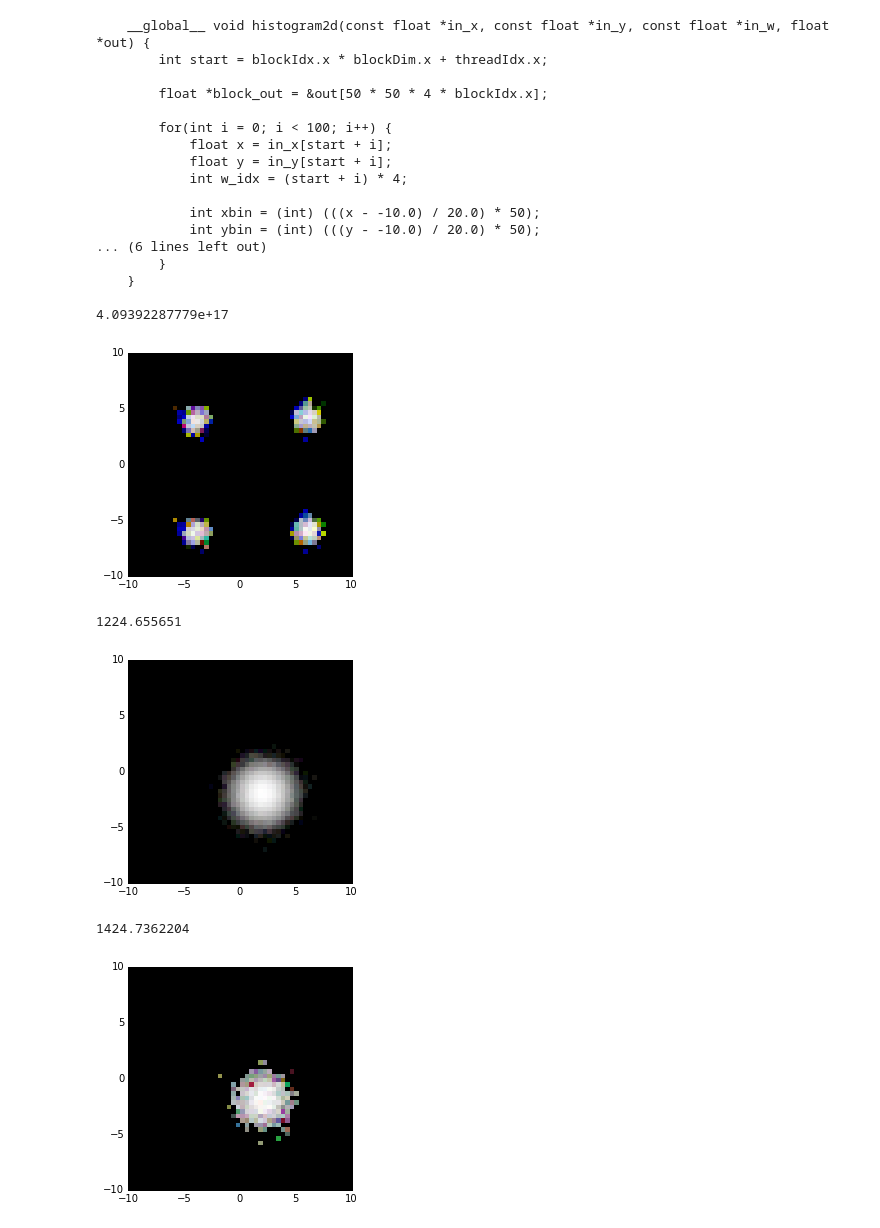
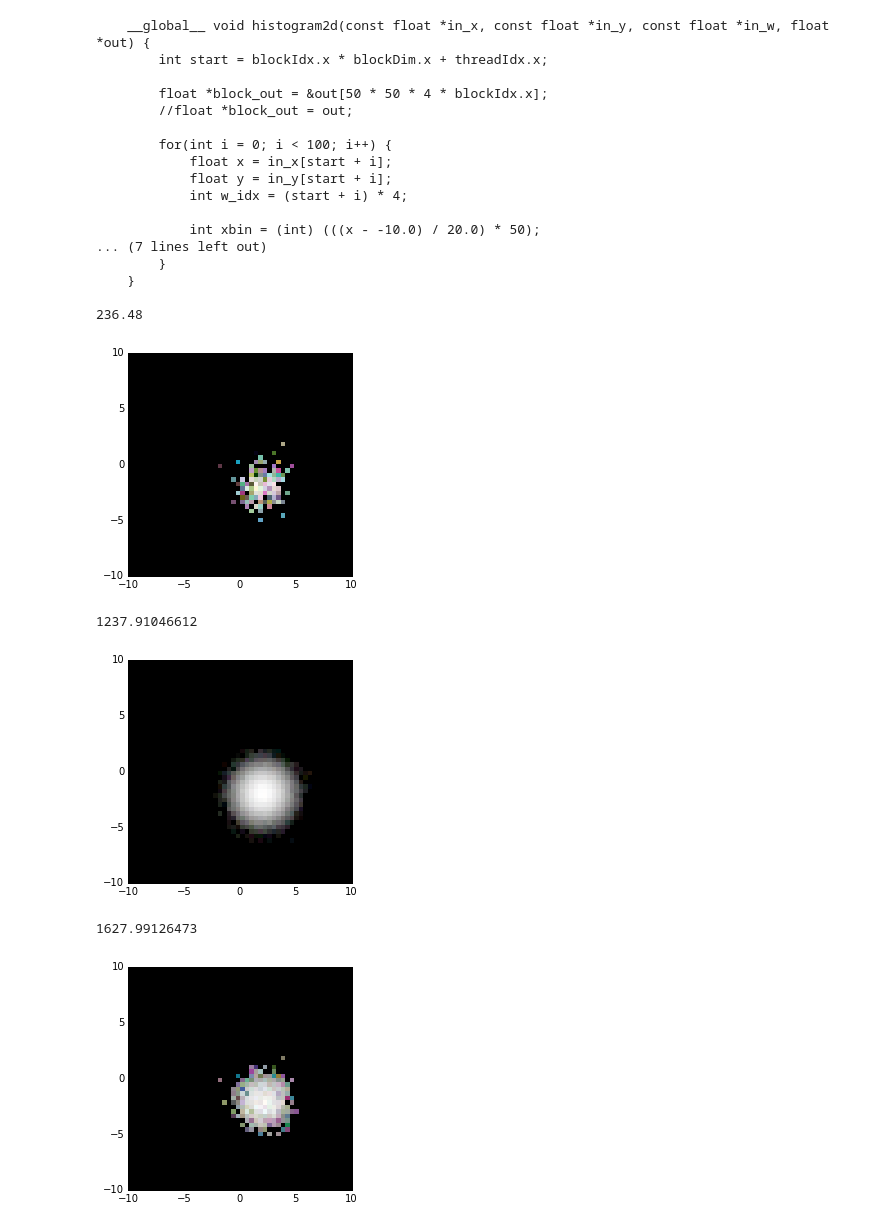
Before and after one commit to scnerd/flames, a Jupyter notebook: flames.ipynb, the cells around one changed output. Drawn from its saved outputs; the diff is of its cells as text; code cells hidden in the pictures.

Commit message:
Fixed the puCUDA histogram2d producing 4 blobs

```diff
--- a/flames.ipynb
+++ b/flames.ipynb
@@ -1010,6 +1008,7 @@ def make_gpu_histogram(**condensed_args):
         int start = blockIdx.x * blockDim.x + threadIdx.x;
 
         float *block_out = &out[{xres} * {yres} * {num_chans} * blockIdx.x];
+        //float *block_out = out;
 
         for(int i = 0; i < {length}; i++) {{
             float x = in_x[start + i];
@@ -1047,9 +1046,10 @@ def make_gpu_histogram(**condensed_args):
         #    print("Threads: {}".format(threads_per_block))
         #    print("Blocks: {}".format(num_blocks))
         #    print("Does this look right? Will hit {}% of the points".format(length*threads_per_block*num_blocks/n*100))
-        out = np.zeros((num_blocks, yres, xres, num_chans))
+        out = np.zeros((num_blocks, yres, xres, num_chans), dtype='float32')
         cuda_hist(drv.In(x), drv.In(y), drv.In(w), drv.Out(out), block=(threads_per_block,1,1), grid=(num_blocks,1))
-        return out.sum(axis=0)
+        return out[0,:,:,:]
+        #return out.sum(axis=0)
     return run_hist
 
 def make_python_histogram(**condensed_args):
@@ -1067,10 +1067,10 @@ def make_python_histogram(**condensed_args):
         'threads_per_block': condensed_args.get('threads_per_block', 100),
     }
     # Creates a histogram in BLOCKS_X pieces, which then need to be added together
-    def cuda_hist(in_x, in_y, in_w, out, blockx, blockdimx, threadx):
+    def slow_hist(in_x, in_y, in_w, out, blockx, blockdimx, threadx):
         start = blockx * blockdimx + threadx
 
-        block_out_addr = args['xres'] * args['yres'], args['num_chans'] * blockx
+        block_out_addr = args['xres'] * args['yres'] * args['num_chans'] * blockx
 
         for i in range(args['length']):
             x = in_x[start + i]
@@ -1098,7 +1098,7 @@ def make_python_histogram(**condensed_args):
         out = np.zeros((num_blocks, yres, xres, num_chans)).ravel()
         for blockx in range(num_blocks):
             for threadx in range(threads_per_block):
-                cuda_hist(x, y, w, out, blockx, threads_per_block, threadx)
+                slow_hist(x, y, w, out, blockx, threads_per_block, threadx)
         return out.reshape((num_blocks, yres, xres, num_chans)).sum(axis=0)
     return run_hist
 
@@ -1149,38 +1149,38 @@ plt.show(block=False)
 s5 = time()
 res = slow_hist(x, y, w)
 s6 = time()
 print(res.max())
 res = np.log(1+res[:,:,:3])
 res /= np.max(res)
 plt.figure()
 plt.imshow(res, interpolation='nearest', aspect='equal', extent=extents)
 plt.show(block=False)
 
 print(s2-s1)
 print(s4-s3)
 print(s6-s5)
 
 #make_gpu_histogram(**flame_settings)
 # %% [output]
     __global__ void histogram2d(const float *in_x, const float *in_y, const float *in_w, float *out) {
         int start = blockIdx.x * blockDim.x + threadIdx.x;
 
         float *block_out = &out[50 * 50 * 4 * blockIdx.x];
+        //float *block_out = out;
 
         for(int i = 0; i < 100; i++) {
             float x = in_x[start + i];
             float y = in_y[start + i];
             int w_idx = (start + i) * 4;
 
             int xbin = (int) (((x - -10.0) / 20.0) * 50);
-            int ybin = (int) (((y - -10.0) / 20.0) * 50);
-... (6 lines left out)
+... (7 lines left out)
         }
     }
 
-4.09392287779e+17
+236.48
-[figure, old version]
+[figure, new version]
-1224.655651
+1237.91046612
-[figure, old version]
+[figure, new version]
-1424.7362204
+1627.99126473
-[figure, old version]
+[figure, new version]
```
Also changed, not shown: parts of 2 cells of this notebook.
